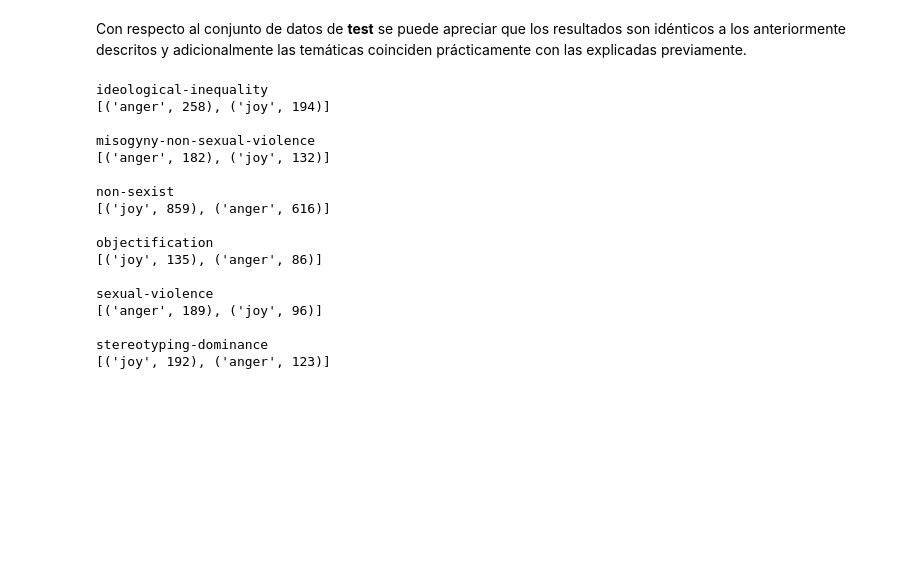
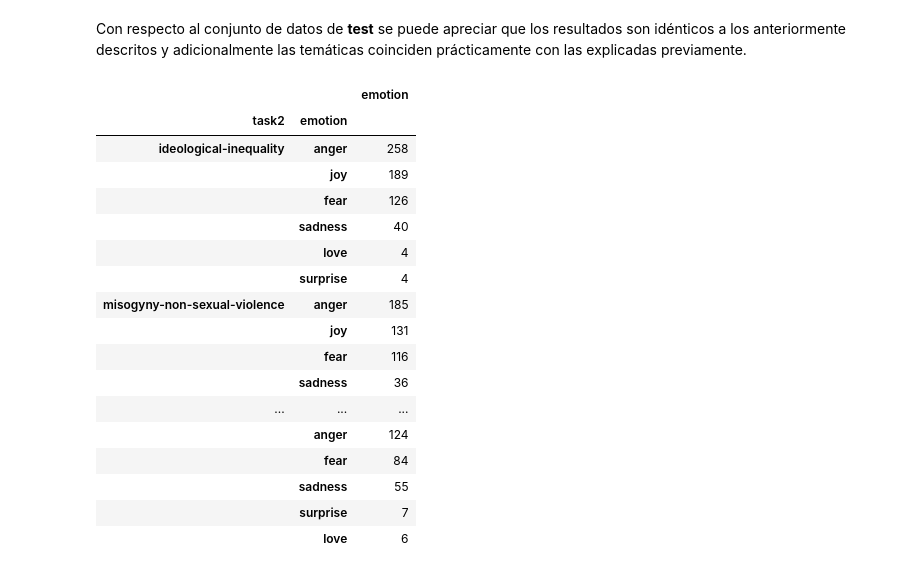
Before and after one commit to lidiasm/DATCOM-TFM, a Jupyter notebook: notebooks/eda.ipynb, the cells around one changed output. Drawn from its saved outputs; the diff is of its cells as text; code cells hidden in the pictures; blank space fills up the shorter version.

```diff
--- a/notebooks/eda.ipynb
+++ b/notebooks/eda.ipynb
@@ -587,30 +599,26 @@ stereotyping-dominance
 # %% [markdown]
 Con respecto al conjunto de datos de **test** se puede apreciar que los resultados son idénticos a los anteriormente descritos y adicionalmente las temáticas coinciden prácticamente con las explicadas previamente.
-# %%
-for class_label in test_emotions["class_emotions"]:
-    print(f"\n{class_label}")
-    print(list(sorted(
-        test_emotions["class_emotions"][class_label].items(),
-        key=lambda x:x[1],
-        reverse=True))[:2])
-# %% [output]
-ideological-inequality
-[('anger', 258), ('joy', 194)]
-
-misogyny-non-sexual-violence
-[('anger', 182), ('joy', 132)]
-
-non-sexist
-[('joy', 859), ('anger', 616)]
-
-objectification
-[('joy', 135), ('anger', 86)]
-
-sexual-violence
-[('anger', 189), ('joy', 96)]
-
-stereotyping-dominance
-[('joy', 192), ('anger', 123)]
+# %%
+pd.DataFrame(test_emotions.groupby(['task2'])['emotion'].value_counts(ascending=False))
+# %% [output]
+|  |  | emotion |
+| task2 | emotion |  |
+| ideological-inequality | anger | 258 |
+|  | joy | 189 |
+|  | fear | 126 |
+|  | sadness | 40 |
+|  | love | 4 |
+|  | surprise | 4 |
+| misogyny-non-sexual-violence | anger | 185 |
+|  | joy | 131 |
+|  | fear | 116 |
+|  | sadness | 36 |
+| ... | ... | ... |
+|  | anger | 124 |
+|  | fear | 84 |
+|  | sadness | 55 |
+|  | surprise | 7 |
+|  | love | 6 |
 # %% [markdown]
 ## 10. Conclusiones finales
 
```
Also changed, not shown: parts of 24 cells of this notebook, 1 other file.
